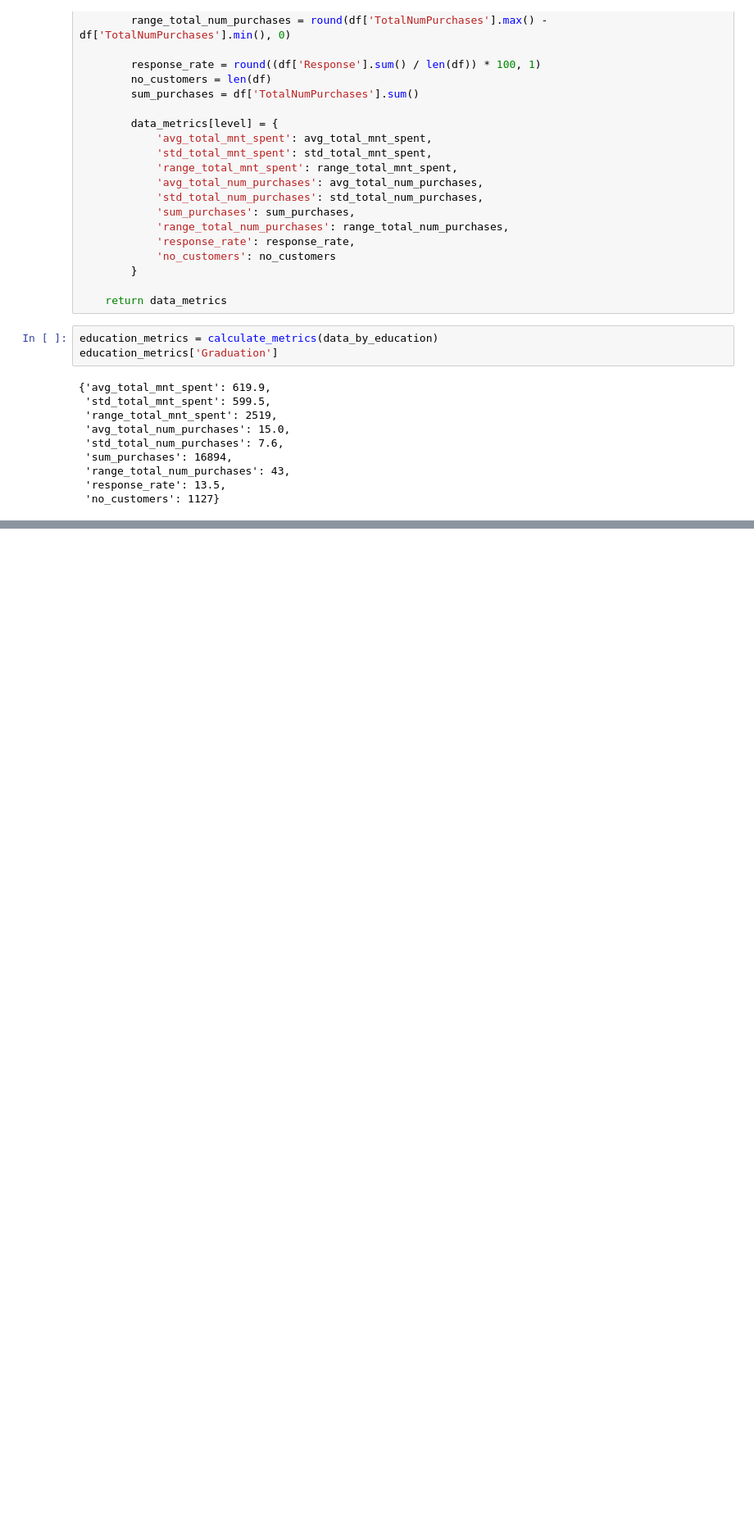
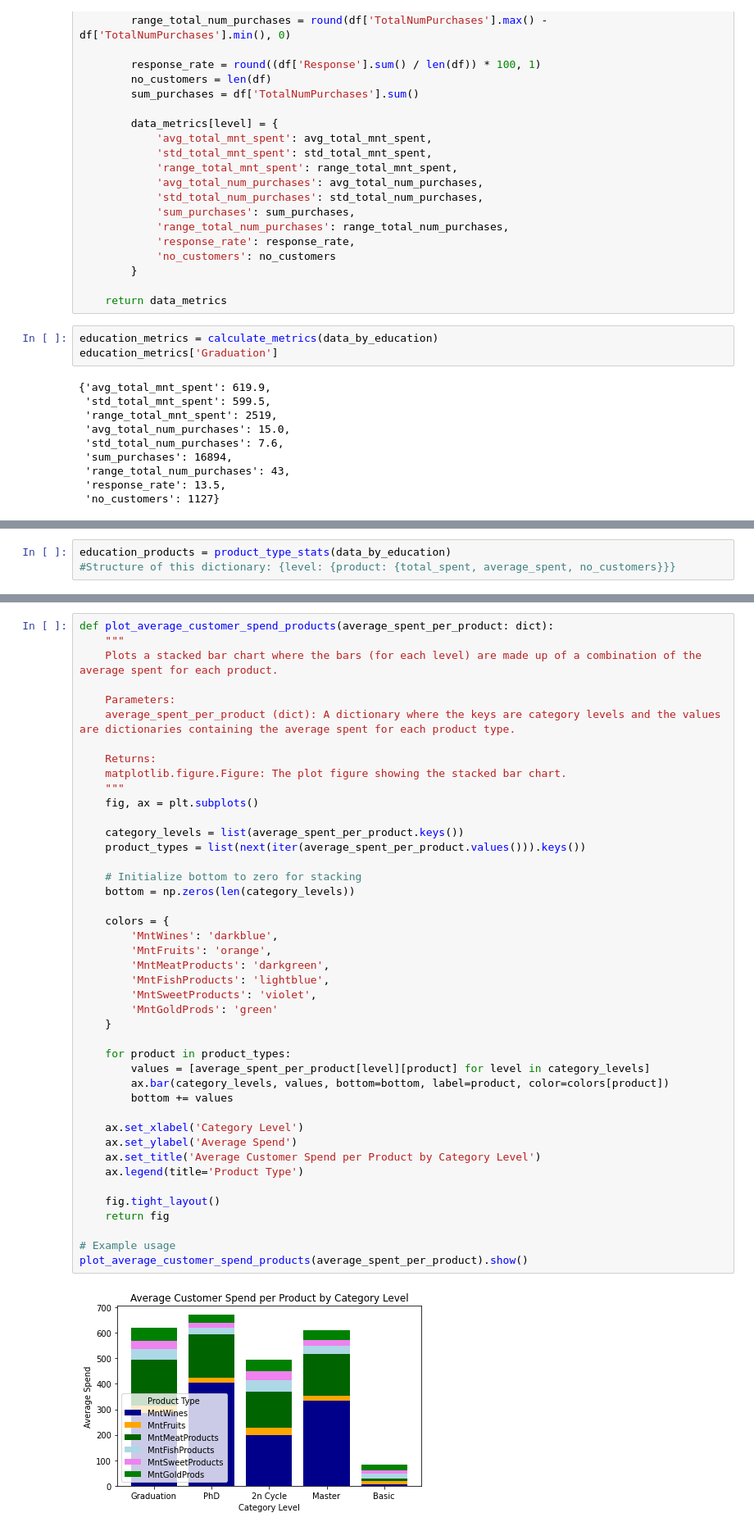
Before and after one commit to cameroncochrane/md_streamlit, a Jupyter notebook: Function_Creation.ipynb, the cells around one changed output, grey strips where cells are left out. Shown at 82% size. Cells and saved outputs as stored; diff of their text form; blank space fills up the shorter version.

```diff
--- a/Function_Creation.ipynb
+++ b/Function_Creation.ipynb
@@ -168,0 +392,3 @@ education_metrics['Graduation']
+# %%
+education_products = product_type_stats(data_by_education)
+#Structure of this dictionary: {level: {product: {total_spent, average_spent, no_customers}}}
@@ -168,0 +418,45 @@ education_metrics['Graduation']
+# %%
+def plot_average_customer_spend_products(average_spent_per_product: dict):
+    """
+    Plots a stacked bar chart where the bars (for each level) are made up of a combination of the average spent for each product.
+
+    Parameters:
+    average_spent_per_product (dict): A dictionary where the keys are category levels and the values are dictionaries containing the average spent for each product type.
+
+    Returns:
+    matplotlib.figure.Figure: The plot figure showing the stacked bar chart.
+    """
+    fig, ax = plt.subplots()
+
+    category_levels = list(average_spent_per_product.keys())
+    product_types = list(next(iter(average_spent_per_product.values())).keys())
+
+    # Initialize bottom to zero for stacking
+    bottom = np.zeros(len(category_levels))
+
+    colors = {
+        'MntWines': 'darkblue',
+        'MntFruits': 'orange',
+        'MntMeatProducts': 'darkgreen',
+        'MntFishProducts': 'lightblue',
+        'MntSweetProducts': 'violet',
+        'MntGoldProds': 'green'
+    }
+
+    for product in product_types:
+        values = [average_spent_per_product[level][product] for level in category_levels]
+        ax.bar(category_levels, values, bottom=bottom, label=product, color=colors[product])
+        bottom += values
+
+    ax.set_xlabel('Category Level')
+    ax.set_ylabel('Average Spend')
+    ax.set_title('Average Customer Spend per Product by Category Level')
+    ax.legend(title='Product Type')
+
+    fig.tight_layout()
+    return fig
+
+# Example usage
+plot_average_customer_spend_products(average_spent_per_product).show()
+# %% [output]
+[figure, added]
```
Also changed, not shown: parts of 22 cells of this notebook, 2 other files.
